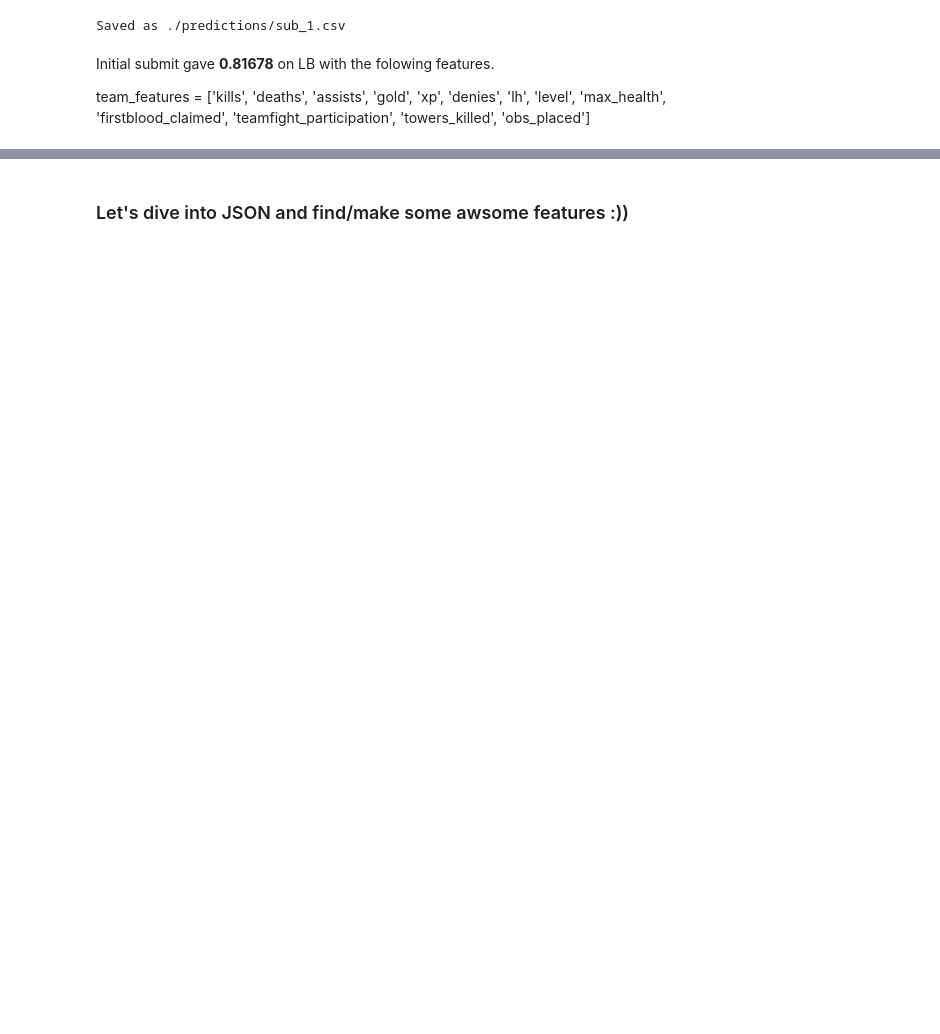
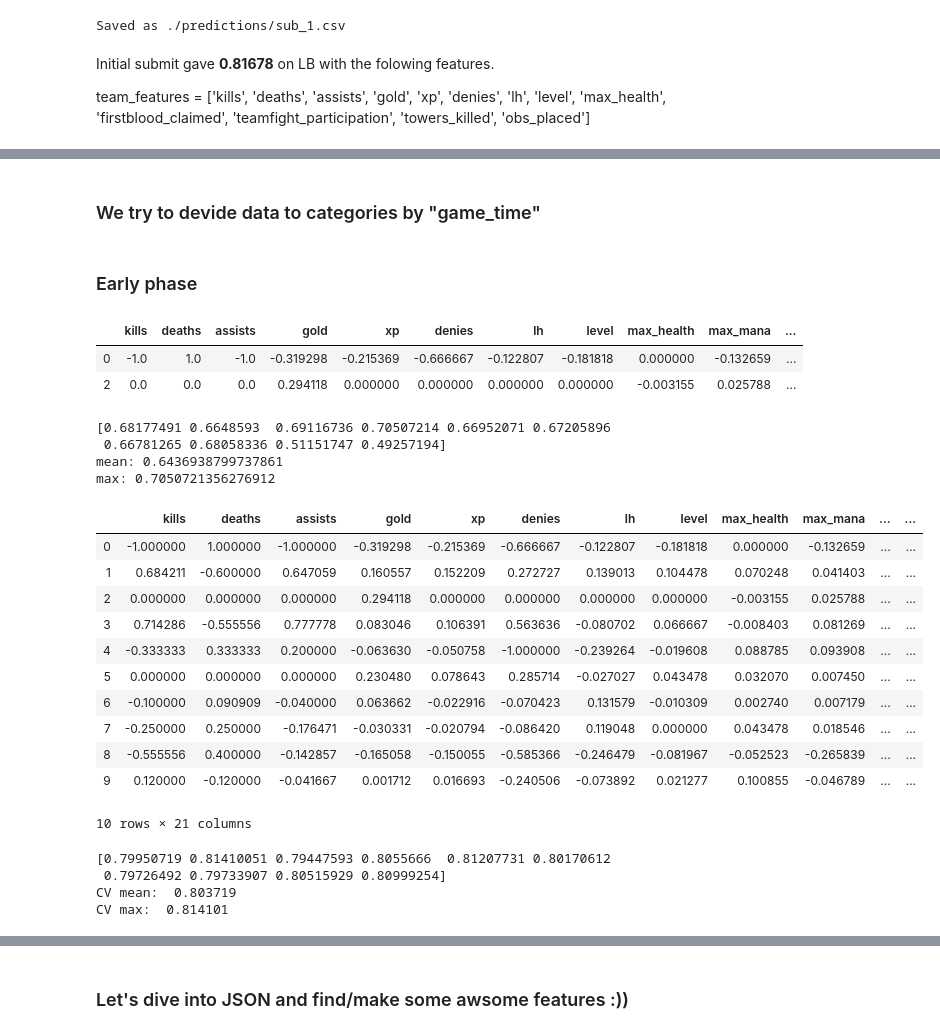
Before and after one commit to koolvn/mlcourse.ai, a Jupyter notebook: competitions/dota2/dota2_competition.ipynb, the cells around one changed output, grey strips where cells are left out. Drawn from its saved outputs; the diff is of its cells as text; code cells hidden in the pictures; blank space fills up the shorter version.

```diff
--- a/competitions/dota2/dota2_competition.ipynb
+++ b/competitions/dota2/dota2_competition.ipynb
@@ -275,0 +361,2 @@ Saved as ./predictions/sub_2.csv
+# %% [markdown]
+### We try to devide data to categories by "game_time"
@@ -275,0 +367,41 @@ Saved as ./predictions/sub_2.csv
+# %% [markdown]
+### Early phase
+# %%
+early_df = new_df[new_df['early_phase'] == 1].drop(['early_phase', 'mid_phase', 'late_phase'], axis=1)
+early_targets = train_targets[early_idx]
+early_df.head(2)
+# %% [output]
+|  | kills | deaths | assists | gold | xp | denies | lh | level | max_health | max_mana | ... |
+| 0 | -1.0 | 1.0 | -1.0 | -0.319298 | -0.215369 | -0.666667 | -0.122807 | -0.181818 | 0.000000 | -0.132659 | ... |
+| 2 | 0.0 | 0.0 | 0.0 | 0.294118 | 0.000000 | 0.000000 | 0.000000 | 0.000000 | -0.003155 | 0.025788 | ... |
+# %%
+cv_score = cross_val_score(logit,
+                           early_df.values, early_targets.values,
+                           scoring='roc_auc', cv=skf)
+
+print(cv_score)
+print(f'mean: {cv_score.mean()}')
+print(f'max: {cv_score.max()}')
+# %% [output]
+[0.68177491 0.6648593  0.69116736 0.70507214 0.66952071 0.67205896
+ 0.66781265 0.68058336 0.51151747 0.49257194]
+mean: 0.6436938799737861
+max: 0.7050721356276912
+# %%
+new_df['early_phase'] = (full_df['game_time'] <= 600).astype(int)
+new_df['mid_phase'] = ((full_df['game_time'] > 600) & (full_df['game_time'] < 1800)).astype(int)
+new_df['late_phase'] = (full_df['game_time'] >= 1800).astype(int)
+new_df.head(10)
+# %% [output]
+|  | kills | deaths | assists | gold | xp | denies | lh | level | max_health | max_mana | ... | ... |
+| 0 | -1.000000 | 1.000000 | -1.000000 | -0.319298 | -0.215369 | -0.666667 | -0.122807 | -0.181818 | 0.000000 | -0.132659 | ... | ... |
+| 1 | 0.684211 | -0.600000 | 0.647059 | 0.160557 | 0.152209 | 0.272727 | 0.139013 | 0.104478 | 0.070248 | 0.041403 | ... | ... |
+| 2 | 0.000000 | 0.000000 | 0.000000 | 0.294118 | 0.000000 | 0.000000 | 0.000000 | 0.000000 | -0.003155 | 0.025788 | ... | ... |
+| 3 | 0.714286 | -0.555556 | 0.777778 | 0.083046 | 0.106391 | 0.563636 | -0.080702 | 0.066667 | -0.008403 | 0.081269 | ... | ... |
+| 4 | -0.333333 | 0.333333 | 0.200000 | -0.063630 | -0.050758 | -1.000000 | -0.239264 | -0.019608 | 0.088785 | 0.093908 | ... | ... |
+| 5 | 0.000000 | 0.000000 | 0.000000 | 0.230480 | 0.078643 | 0.285714 | -0.027027 | 0.043478 | 0.032070 | 0.007450 | ... | ... |
+| 6 | -0.100000 | 0.090909 | -0.040000 | 0.063662 | -0.022916 | -0.070423 | 0.131579 | -0.010309 | 0.002740 | 0.007179 | ... | ... |
+| 7 | -0.250000 | 0.250000 | -0.176471 | -0.030331 | -0.020794 | -0.086420 | 0.119048 | 0.000000 | 0.043478 | 0.018546 | ... | ... |
+| 8 | -0.555556 | 0.400000 | -0.142857 | -0.165058 | -0.150055 | -0.585366 | -0.246479 | -0.081967 | -0.052523 | -0.265839 | ... | ... |
+| 9 | 0.120000 | -0.120000 | -0.041667 | 0.001712 | 0.016693 | -0.240506 | -0.073892 | 0.021277 | 0.100855 | -0.046789 | ... | ... |
+10 rows × 21 columns
@@ -275,0 +410,11 @@ Saved as ./predictions/sub_2.csv
+# %%
+logit.fit(new_df[:idx].values, train_targets.values)
+preds = logit.predict_proba(new_df[idx:].values)
+feature_importance = pd.DataFrame({'features': list(new_df.columns),
+                                   'coefs': logit.coef_[0]}
+                                 ).sort_values(by='coefs', ascending=False)
+# %% [output]
+[0.79950719 0.81410051 0.79447593 0.8055666  0.81207731 0.80170612
+ 0.79726492 0.79733907 0.80515929 0.80999254]
+CV mean:  0.803719
+CV max:  0.814101
```
Also changed, not shown: parts of 32 cells of this notebook.
